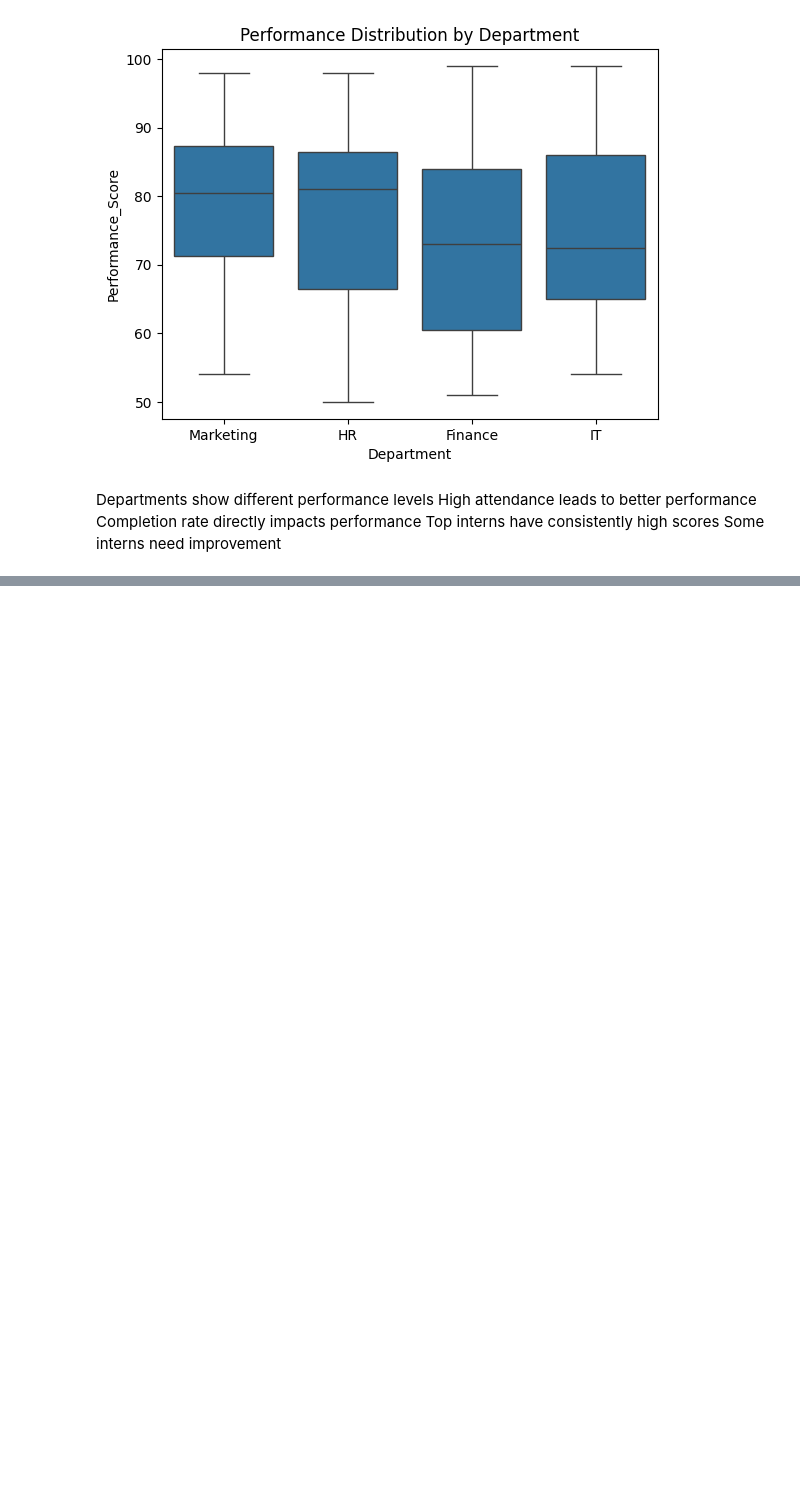
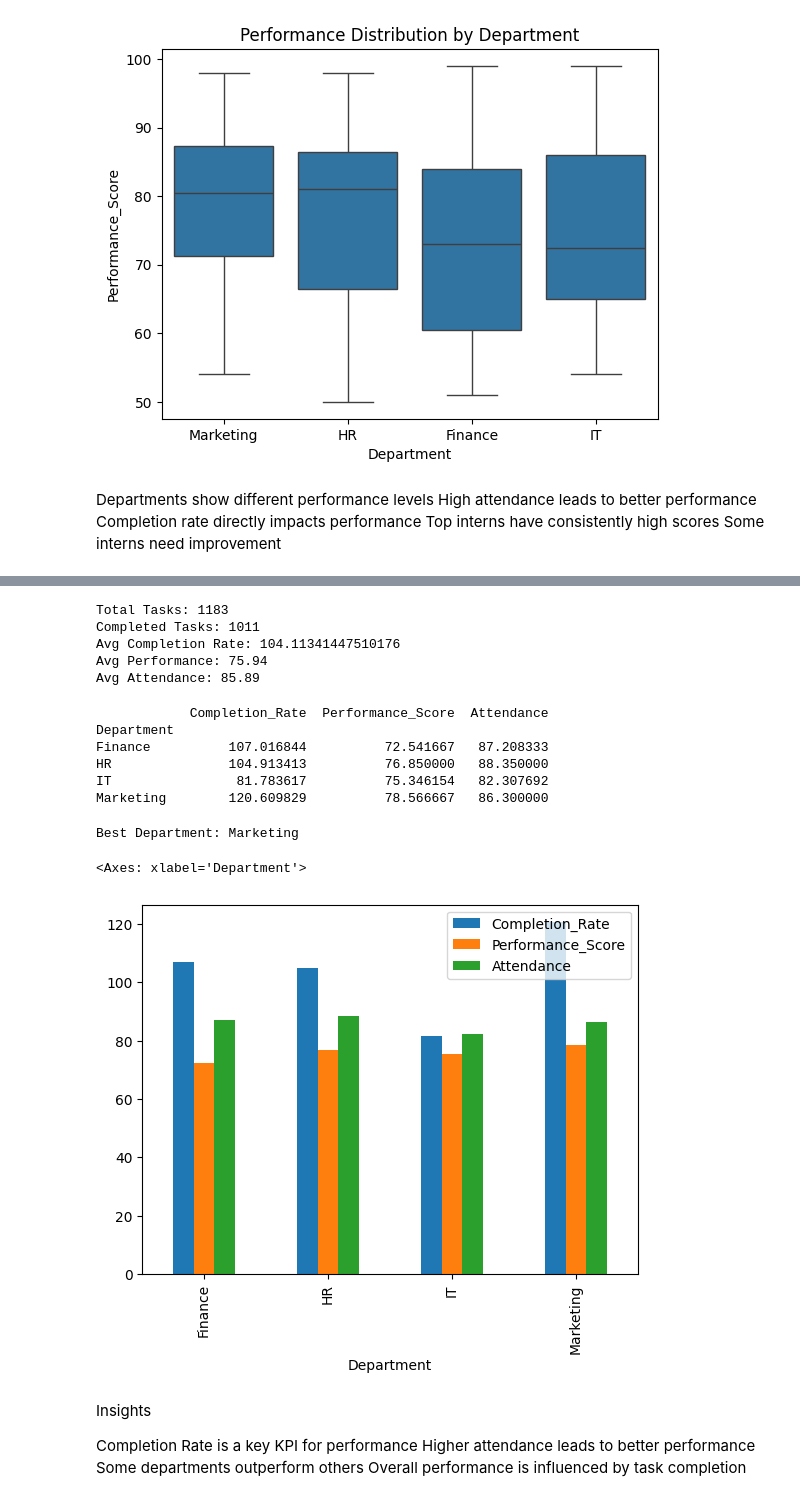
Before and after one commit to DHANYADEVISIVARAJ/Intern_Performance_Dashboard, a Jupyter notebook: Notebooks/eda_analysis.ipynb, the cells around one changed output, grey strips where cells are left out. Cells and saved outputs as stored; diff of their text form; code cells hidden in the pictures; blank space fills up the shorter version.

```diff
--- a/Notebooks/eda_analysis.ipynb
+++ b/Notebooks/eda_analysis.ipynb
@@ -193,0 +198,3 @@ Some interns need improvement
+# %%
+df = pd.read_csv("../Dataset/intern_data_cleaned.csv")
+df.head()
@@ -193,0 +208,52 @@ Some interns need improvement
+# %%
+df["Completion_Rate"] = (df["Tasks_Completed"] / df["Tasks_Assigned"]) * 100
+# %%
+total_tasks = df["Tasks_Assigned"].sum()
+completed_tasks = df["Tasks_Completed"].sum()
+avg_completion = df["Completion_Rate"].mean()
+avg_performance = df["Performance_Score"].mean()
+avg_attendance = df["Attendance"].mean()
+
+print("Total Tasks:", total_tasks)
+print("Completed Tasks:", completed_tasks)
+print("Avg Completion Rate:", avg_completion)
+print("Avg Performance:", avg_performance)
+print("Avg Attendance:", avg_attendance)
+# %% [output]
+Total Tasks: 1183
+Completed Tasks: 1011
+Avg Completion Rate: 104.11341447510176
+Avg Performance: 75.94
+Avg Attendance: 85.89
+# %%
+dept_kpi = df.groupby("Department")[[
+    "Completion_Rate",
+    "Performance_Score",
+    "Attendance"
+]].mean()
+
+print(dept_kpi)
+# %% [output]
+            Completion_Rate  Performance_Score  Attendance
+Department
+Finance          107.016844          72.541667   87.208333
+HR               104.913413          76.850000   88.350000
+IT                81.783617          75.346154   82.307692
+Marketing        120.609829          78.566667   86.300000
+# %%
+best_dept = dept_kpi["Performance_Score"].idxmax()
+print("Best Department:", best_dept)
+# %% [output]
+Best Department: Marketing
+# %%
+dept_kpi.plot(kind="bar")
+# %% [output]
+<Axes: xlabel='Department'>
+[figure, added]
+# %% [markdown]
+Insights
+
+Completion Rate is a key KPI for performance
+Higher attendance leads to better performance
+Some departments outperform others
+Overall performance is influenced by task completion
```
Also changed, not shown: parts of 3 cells of this notebook, 1 other file.
